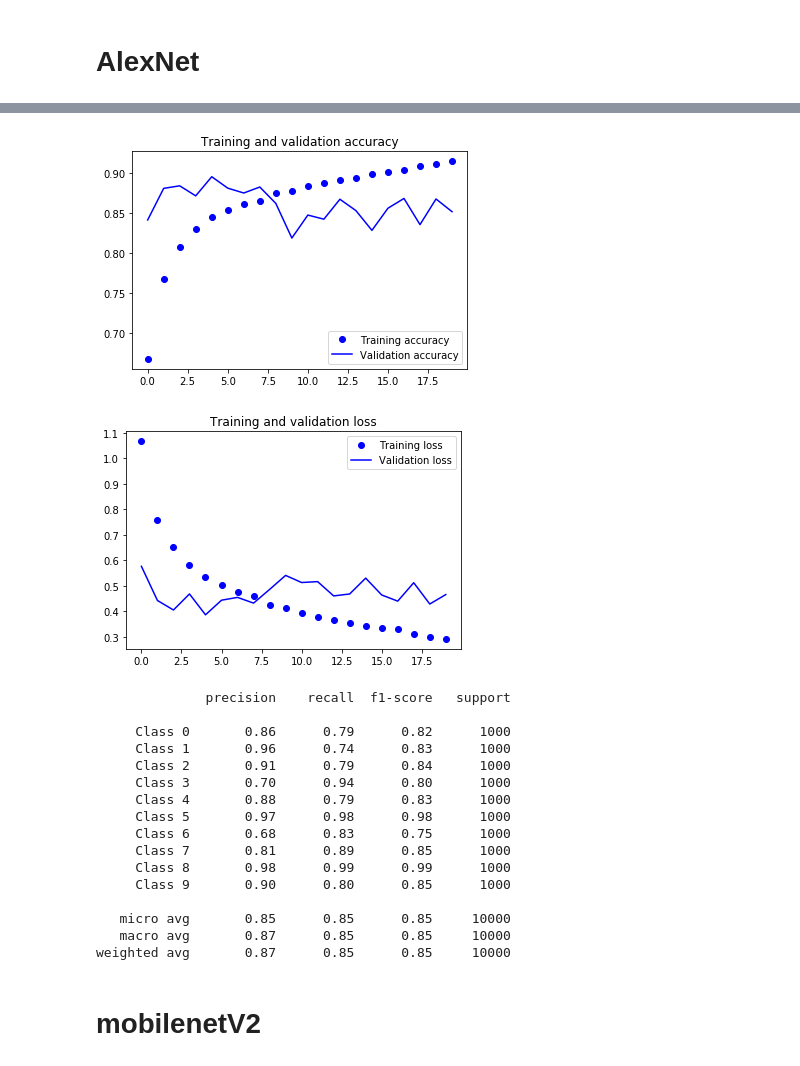
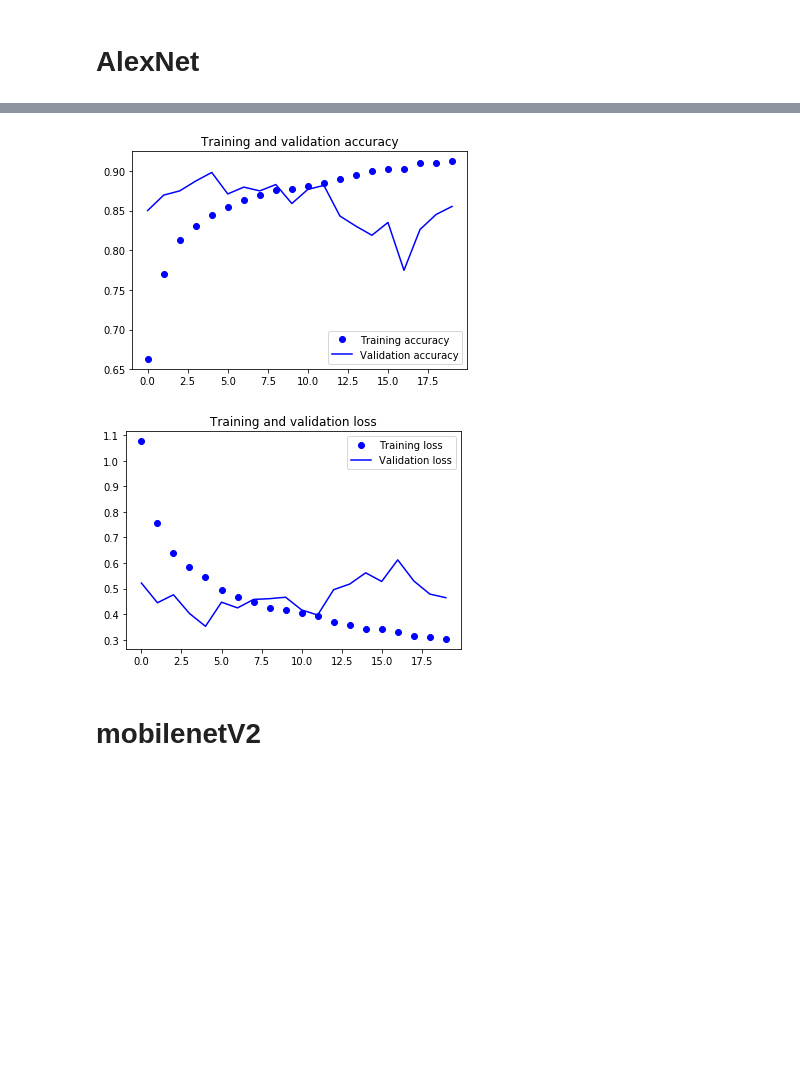
Before and after one commit to furkanese/fashion_mnist, a Jupyter notebook: training.ipynb, the cells around one changed output, grey strips where cells are left out. Drawn from its saved outputs; the diff is of its cells as text; code cells hidden in the pictures; blank space fills up the shorter version.

```diff
--- a/training.ipynb
+++ b/training.ipynb
@@ -494,52 +346,24 @@ Epoch 20/20
 # %%
 import matplotlib.pyplot as plt
 %matplotlib inline
 accuracy = history.history['acc']
 val_accuracy = history.history['val_acc']
 loss = history.history['loss']
 val_loss = history.history['val_loss']
 epochs_r = range(len(accuracy))
 plt.plot(epochs_r, accuracy, 'bo', label='Training accuracy')
 plt.plot(epochs_r, val_accuracy, 'b', label='Validation accuracy')
 plt.title('Training and validation accuracy')
 plt.legend()
 plt.figure()
 plt.plot(epochs_r, loss, 'bo', label='Training loss')
 plt.plot(epochs_r, val_loss, 'b', label='Validation loss')
 plt.title('Training and validation loss')
 plt.legend()
 plt.show()
-
-#get the predictions for the test data
-predicted_classes = model.predict(X_te_res)
-predicted_classes = np.argmax(predicted_classes,axis=1)
-#get the indices to be plotted
-y_true = data_test.iloc[:, 0]
-correct = np.nonzero(predicted_classes==y_true)[0]
-incorrect = np.nonzero(predicted_classes!=y_true)[0]
-
-from sklearn.metrics import classification_report
-target_names = ["Class {}".format(i) for i in range(num_classes)]
-print(classification_report(y_true, predicted_classes, target_names=target_names))
 # %% [output]
-[figure, old version]
+[figure, new version]
-[figure, old version]
+[figure, new version]
-              precision    recall  f1-score   support
-
-     Class 0       0.86      0.79      0.82      1000
-     Class 1       0.96      0.74      0.83      1000
-     Class 2       0.91      0.79      0.84      1000
-     Class 3       0.70      0.94      0.80      1000
-     Class 4       0.88      0.79      0.83      1000
-     Class 5       0.97      0.98      0.98      1000
-     Class 6       0.68      0.83      0.75      1000
-     Class 7       0.81      0.89      0.85      1000
-     Class 8       0.98      0.99      0.99      1000
-     Class 9       0.90      0.80      0.85      1000
-
-   micro avg       0.85      0.85      0.85     10000
-   macro avg       0.87      0.85      0.85     10000
-weighted avg       0.87      0.85      0.85     10000
 # %% [markdown]
 # mobilenetV2
 # %%
```
Also changed, not shown: parts of 34 cells of this notebook, 2 other files.
